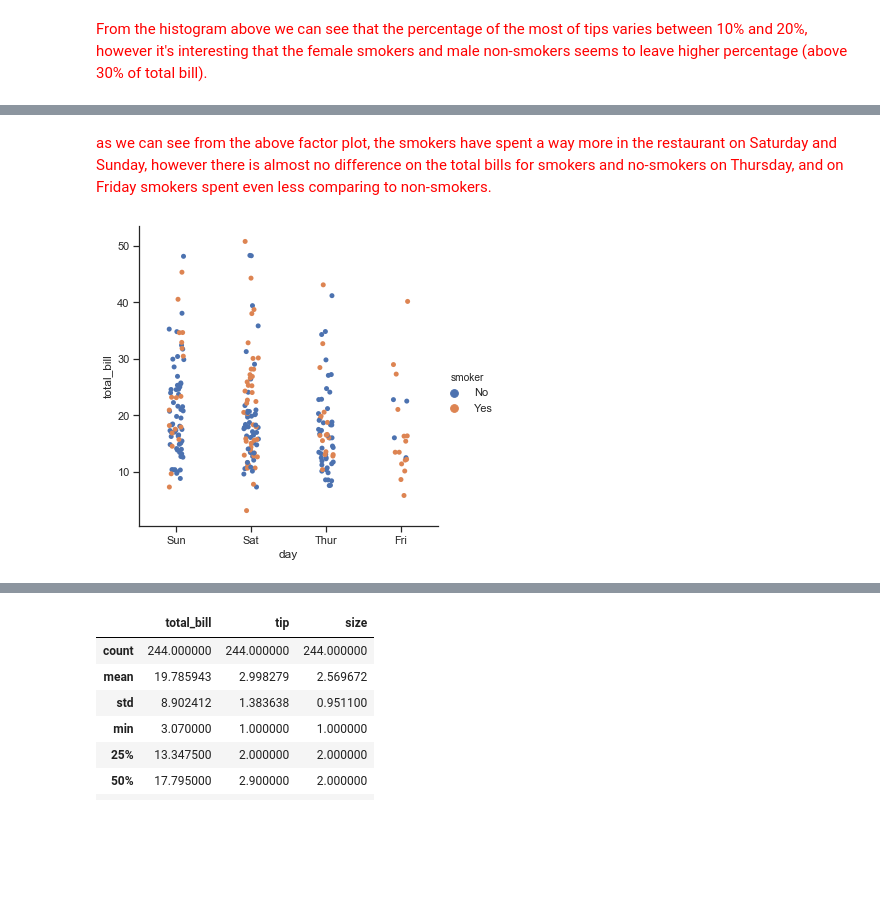
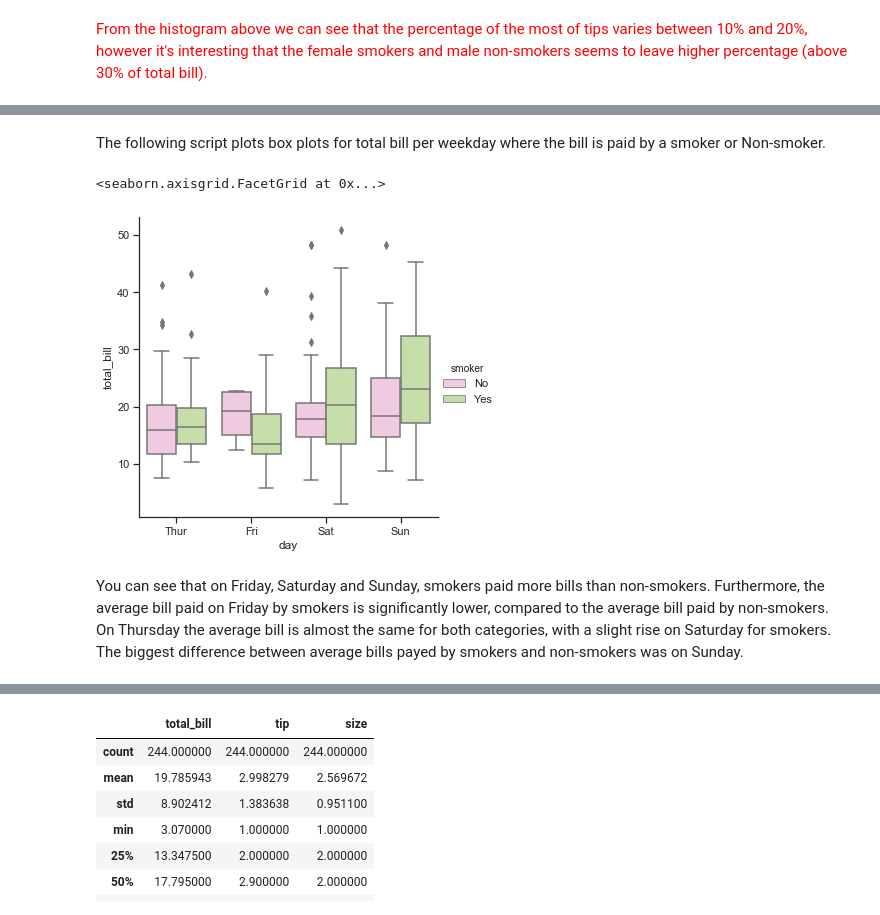
Before and after one commit to JuliaMal/Fundamentals_project, a Jupyter notebook: Tips.ipynb, the cells around one changed output, grey strips where cells are left out. Cells and saved outputs as stored; diff of their text form; code cells hidden in the pictures; blank space fills up the shorter version.

Commit message:
Seaborn data visualization_draft 1

```diff
--- a/Tips.ipynb
+++ b/Tips.ipynb
@@ -59,0 +62,3 @@ The Tips dataset includes the following Qualitative data:
+# %%
+sns.set()
+sns.distplot(df['total_bill'])
@@ -59,0 +94,3 @@ The Tips dataset includes the following Qualitative data:
+# %%
+order = ["Thur", "Fri", "Sat", "Sun"]
+sns.countplot(x="day", data=df, palette="PiYG",order=order)
@@ -77,7 +116,9 @@ with sns.axes_style(style='ticks'):
-# %% [markdown]
-<font color='red'> as we can see from the above factor plot, the smokers have spent a way more in the restaurant on Saturday and Sunday, however there is almost no difference on the total bills for smokers and no-smokers on Thursday, and on Friday smokers spent even less comparing to non-smokers. </font>
+# %% [markdown]
+The following script plots box plots for total bill per weekday where the bill is paid by a smoker or Non-smoker.
 # %%
-sns.set(style="ticks")
-g = sns.catplot(x="day", y="total_bill", hue="smoker", data=df)
+sns.catplot(x="day", y="total_bill", hue="smoker", data=df, palette="PiYG", kind="box", order=order)
 # %% [output]
+<seaborn.axisgrid.FacetGrid at 0x...>
-[figure, old version]
+[figure, new version]
+# %% [markdown]
+You can see that on Friday, Saturday and Sunday, smokers paid more bills than non-smokers. Furthermore, the average bill paid on Friday by smokers is significantly lower, compared to the average bill paid by non-smokers. On Thursday the average bill is almost the same for both categories, with a slight rise on Saturday for smokers. The biggest difference between average bills payed by smokers and non-smokers was on Sunday.
```
Also changed, not shown: parts of 21 cells of this notebook.
